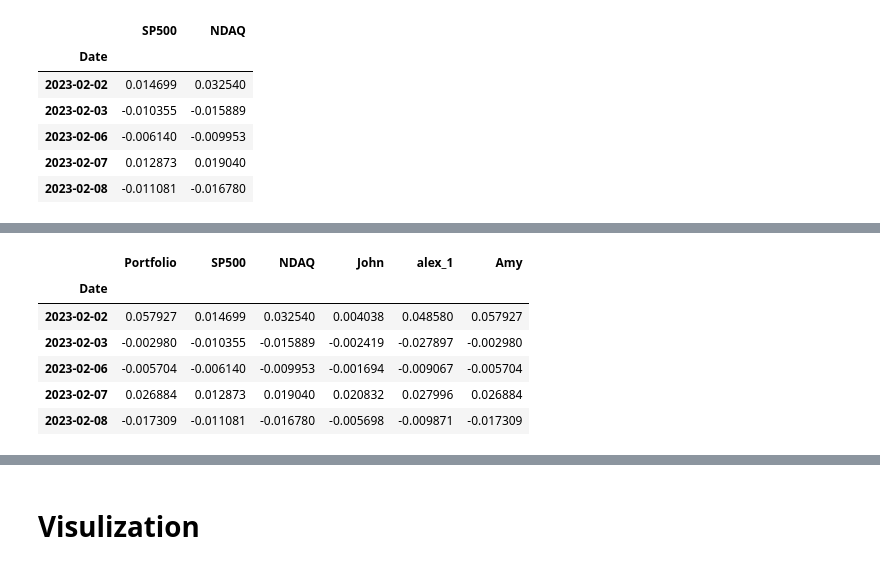
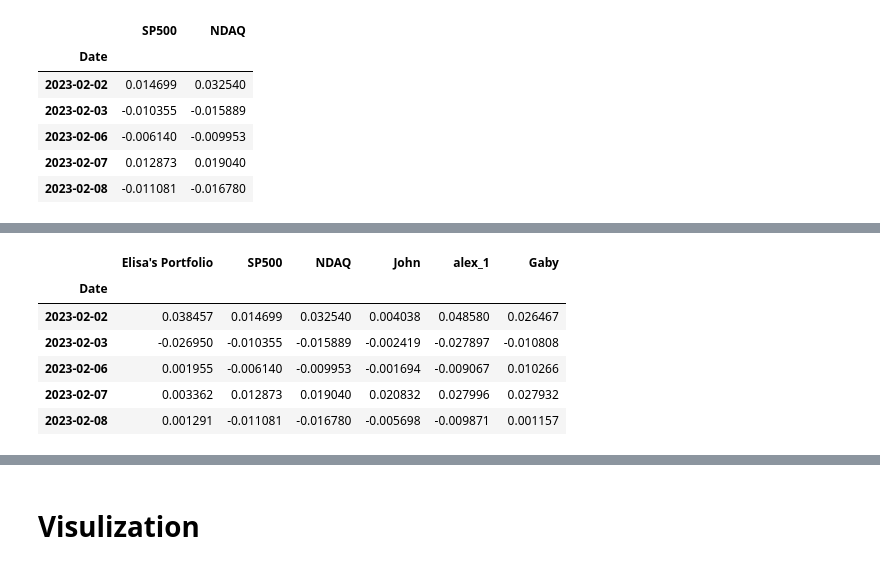
Before and after one commit to game-of-stocks/application, a Jupyter notebook: Game Of Stocks - Application.ipynb, the cells around one changed output, grey strips where cells are left out. Drawn from its saved outputs; the diff is of its cells as text; code cells hidden in the pictures.

```diff
--- a/Game Of Stocks - Application.ipynb
+++ b/Game Of Stocks - Application.ipynb
@@ -312,15 +308,28 @@ top_returns.head()
-# %%
-# Join market_return, top players with portfolio
-top_portfolio_market_returns = pd.concat([portfolio_returns["Portfolio"], market_returns, top_returns], axis="columns", join="inner")
-top_portfolio_market_returns.head()
-# %% [output]
-|  | Portfolio | SP500 | NDAQ | John | alex_1 | Amy |
-| Date |  |  |  |  |  |  |
-| 2023-02-02 | 0.057927 | 0.014699 | 0.032540 | 0.004038 | 0.048580 | 0.057927 |
-| 2023-02-03 | -0.002980 | -0.010355 | -0.015889 | -0.002419 | -0.027897 | -0.002980 |
-| 2023-02-06 | -0.005704 | -0.006140 | -0.009953 | -0.001694 | -0.009067 | -0.005704 |
-| 2023-02-07 | 0.026884 | 0.012873 | 0.019040 | 0.020832 | 0.027996 | 0.026884 |
-| 2023-02-08 | -0.017309 | -0.011081 | -0.016780 | -0.005698 | -0.009871 | -0.017309 |
+# %%
+# Get UUID of top 3 players
+top_1_uuid = user_data_df.loc[0, 'UUID']
+top_2_uuid = user_data_df.loc[1, 'UUID']
+top_3_uuid = user_data_df.loc[2, 'UUID']
+
+# Create a list with UUID of top 3 players
+uuids = [top_1_uuid, top_2_uuid, top_3_uuid]
+
+# Loop through UUIDs to check of user is in top 3, add the market and top players porfolio and if user's portfolio is not on top 3 add it too
+for each_element in uuids:
+    if each_element != user_uuid_str:
+        top_portfolio_market_returns = pd.concat([portfolio_returns[f"{user_name}'s Portfolio"], market_returns, top_returns], axis="columns", join="inner")
+    else:
+         top_portfolio_market_returns = pd.concat([market_returns, top_returns], axis="columns", join="inner")
+
+top_portfolio_market_returns.head()
+# %% [output]
+|  | Elisa's Portfolio | SP500 | NDAQ | John | alex_1 | Gaby |
+| Date |  |  |  |  |  |  |
+| 2023-02-02 | 0.038457 | 0.014699 | 0.032540 | 0.004038 | 0.048580 | 0.026467 |
+| 2023-02-03 | -0.026950 | -0.010355 | -0.015889 | -0.002419 | -0.027897 | -0.010808 |
+| 2023-02-06 | 0.001955 | -0.006140 | -0.009953 | -0.001694 | -0.009067 | 0.010266 |
+| 2023-02-07 | 0.003362 | 0.012873 | 0.019040 | 0.020832 | 0.027996 | 0.027932 |
+| 2023-02-08 | 0.001291 | -0.011081 | -0.016780 | -0.005698 | -0.009871 | 0.001157 |
 # %%
 # Calculate sharp ratio - visulaize purposes - Portfolio and the Index
 top_portfolio_market_sharp_ratio = (top_portfolio_market_returns.mean() * (252)) / (top_portfolio_market_returns.std() * np.sqrt(252))
```
Also changed, not shown: parts of 18 cells of this notebook, 1 other file.
